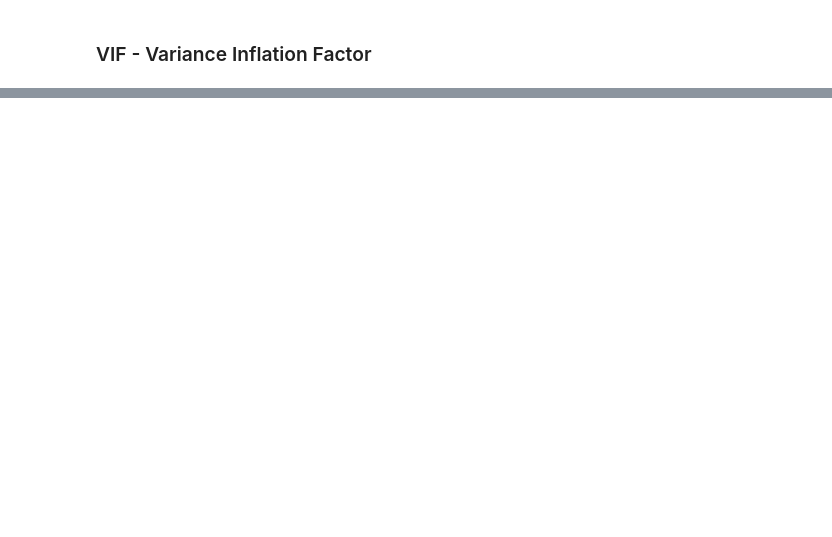
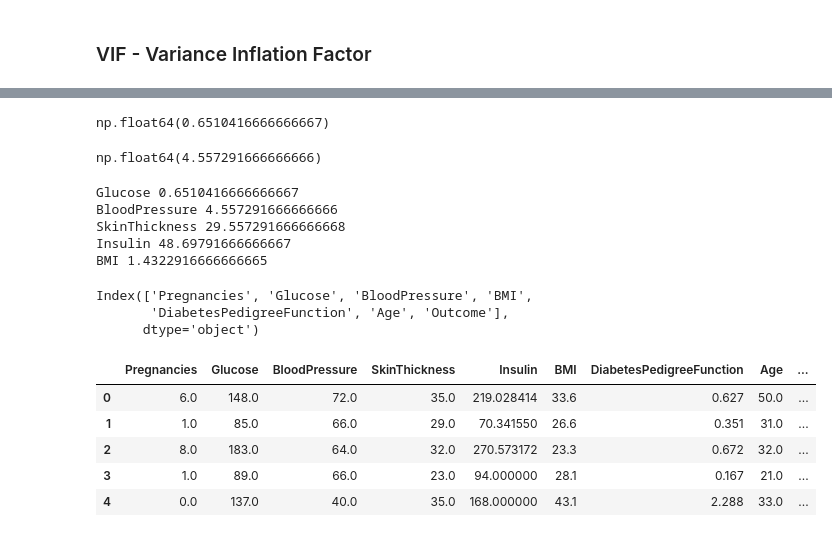
Before and after one commit to gonzur75/data_science_main, a Jupyter notebook: preparing_data_for_ml/notebooks/feature_selection.ipynb, the cells around one changed output, grey strips where cells are left out. Saved outputs shown, nothing was run; the diff lists cells and outputs as text; code cells hidden in the pictures; blank space fills up the shorter version.

```diff
--- a/preparing_data_for_ml/notebooks/feature_selection.ipynb
+++ b/preparing_data_for_ml/notebooks/feature_selection.ipynb
@@ -334,0 +493,18 @@ print(r2, r2_adjusted)
+# %%
+df["Glucose"].isnull().sum() / len(df) * 100
+# %% [output]
+np.float64(0.6510416666666667)
+# %%
+df["BloodPressure"].isnull().sum() / len(df) * 100
+# %% [output]
+np.float64(4.557291666666666)
+# %%
+for col in cols:
+    result = df[col].isnull().sum() / len(df) * 100
+    print(col, result)
+# %% [output]
+Glucose 0.6510416666666667
+BloodPressure 4.557291666666666
+SkinThickness 29.557291666666668
+Insulin 48.69791666666667
+BMI 1.4322916666666665
@@ -334,0 +513,17 @@ print(r2, r2_adjusted)
+# %%
+df_trimmed.columns
+# %% [output]
+Index(['Pregnancies', 'Glucose', 'BloodPressure', 'BMI',
+       'DiabetesPedigreeFunction', 'Age', 'Outcome'],
+      dtype='object')
+# %%
+df = pd.read_csv("../data/interim/diabetes_processed.csv")
+# %%
+df.head(5)
+# %% [output]
+|  | Pregnancies | Glucose | BloodPressure | SkinThickness | Insulin | BMI | DiabetesPedigreeFunction | Age | ... |
+| 0 | 6.0 | 148.0 | 72.0 | 35.0 | 219.028414 | 33.6 | 0.627 | 50.0 | ... |
+| 1 | 1.0 | 85.0 | 66.0 | 29.0 | 70.341550 | 26.6 | 0.351 | 31.0 | ... |
+| 2 | 8.0 | 183.0 | 64.0 | 32.0 | 270.573172 | 23.3 | 0.672 | 32.0 | ... |
+| 3 | 1.0 | 89.0 | 66.0 | 23.0 | 94.000000 | 28.1 | 0.167 | 21.0 | ... |
+| 4 | 0.0 | 137.0 | 40.0 | 35.0 | 168.000000 | 43.1 | 2.288 | 33.0 | ... |
```
Also changed, not shown: parts of 65 cells of this notebook, 5 other files.
